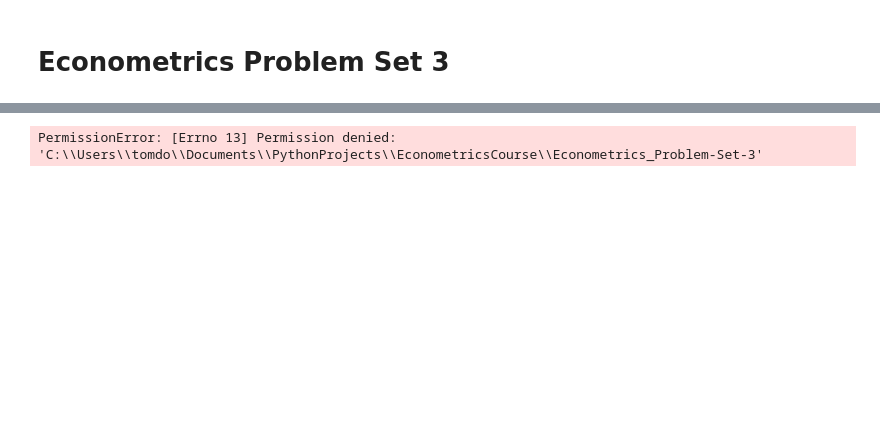
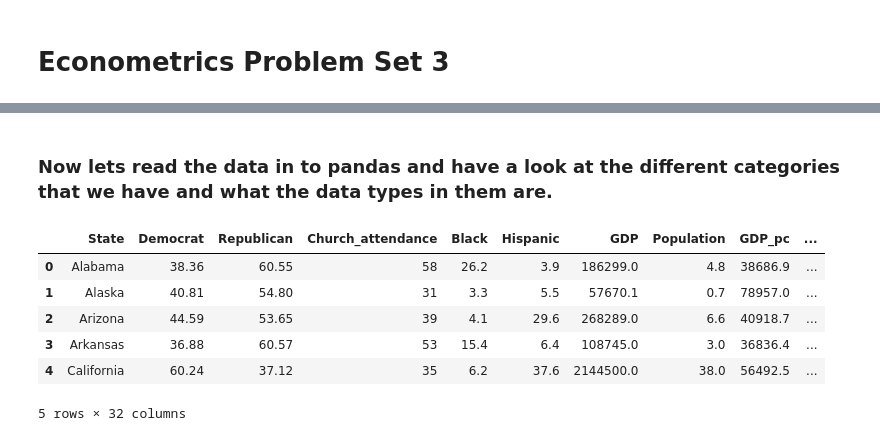
Before and after one commit to tomdoris/Econometrics_Problem-Set-3, a Jupyter notebook: Econometrics undergrad_Problem set 3.ipynb, the cells around one changed output, grey strips where cells are left out. Saved outputs shown, nothing was run; the diff lists cells and outputs as text; code cells hidden in the pictures; blank space fills up the shorter version.

```diff
--- a/Econometrics undergrad_Problem set 3.ipynb
+++ b/Econometrics undergrad_Problem set 3.ipynb
@@ -10,6 +12,14 @@ import statsmodels.api as stats
+# %% [markdown]
+### Now lets read the data in to pandas and have a look at the different categories that we have and what the data types in them are.
 # %%
-file_path = r"C:\Users\tomdo\Documents\PythonProjects\EconometricsCourse\Econometrics_Problem-Set-3"
+file_path = r"C:\Users\tomdo\Documents\PythonProjects\EconometricsCourse\Econometrics_Problem-Set-3\problemset3-1.xls"
 df = pd.read_excel(file_path)
 df.head()
 # %% [output]
+|  | State | Democrat | Republican | Church_attendance | Black | Hispanic | GDP | Population | GDP_pc | ... |
+| 0 | Alabama | 38.36 | 60.55 | 58 | 26.2 | 3.9 | 186299.0 | 4.8 | 38686.9 | ... |
+| 1 | Alaska | 40.81 | 54.80 | 31 | 3.3 | 5.5 | 57670.1 | 0.7 | 78957.0 | ... |
+| 2 | Arizona | 44.59 | 53.65 | 39 | 4.1 | 29.6 | 268289.0 | 6.6 | 40918.7 | ... |
+| 3 | Arkansas | 36.88 | 60.57 | 53 | 15.4 | 6.4 | 108745.0 | 3.0 | 36836.4 | ... |
+| 4 | California | 60.24 | 37.12 | 35 | 6.2 | 37.6 | 2144500.0 | 38.0 | 56492.5 | ... |
-PermissionError: [Errno 13] Permission denied: 'C:\\Users\\tomdo\\Documents\\PythonProjects\\EconometricsCourse\\Econometrics_Problem-Set-3'
+5 rows × 32 columns
```
Also changed, not shown: parts of 16 cells of this notebook.
